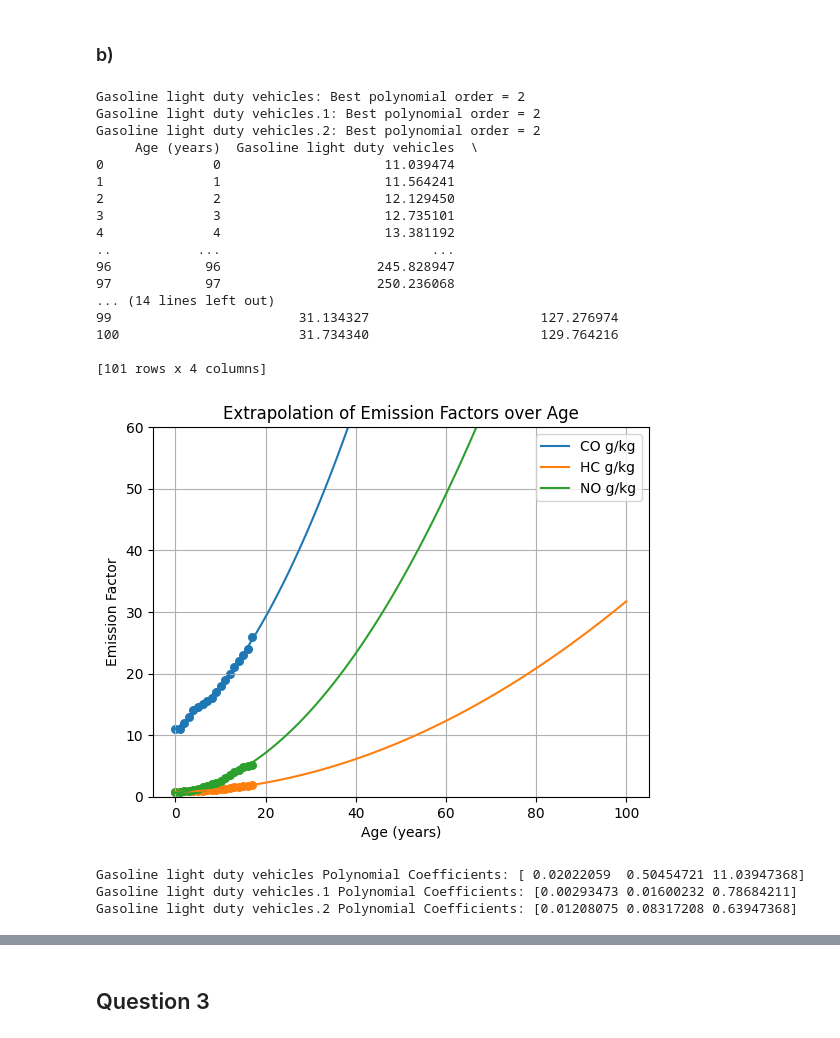
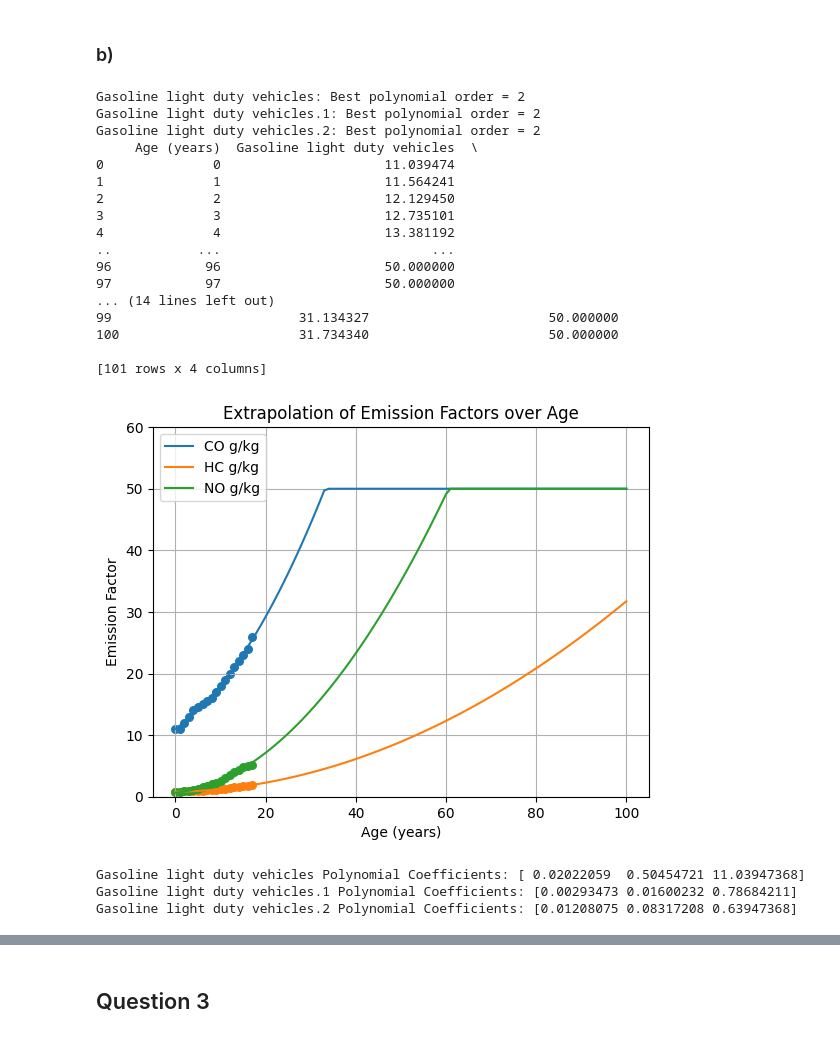
Before and after one commit to LeonF06/REII425_Assignment_1, a Jupyter notebook: Assignmnet1.ipynb, the cells around one changed output, grey strips where cells are left out. Cells and saved outputs as stored; diff of their text form; code cells hidden in the pictures.

```diff
--- a/Assignmnet1.ipynb
+++ b/Assignmnet1.ipynb
@@ -232,6 +232,26 @@ for col in df_extended_VKT.columns[1:]:
     print(f"{col} (Order {best_orders[col]}):")
     print(f"Coefficients: {best_coeffs.get(col, None)}")
 
+# Create a list to store the polynomial coefficients
+coefficients_list = []
+
+# Print the polynomial coefficients for each vehicle class
+for col in df_extended_VKT.columns[1:]:
+    vehicle_class = col
+    order = best_orders[col]
+    coefficients = best_coeffs.get(col, None)
+
+    if coefficients is not None:
+        coefficients_list.append({'Vehicle Class': vehicle_class,
+                                  'Order': order,
+                                  'Coefficients': coefficients})
+
+# Create the DataFrame from the list of coefficients
+coefficients_df = pd.DataFrame(coefficients_list)
+coefficients_df.to_excel('Polynomial Coefficients.xlsx', index=False)
+
+print("Polynomial Coefficients:")
+print(coefficients_df)
 # Display the extended VKT data
 # print(df_extended_VKT)
 # %% [output]
@@ -353,7 +374,7 @@ for col in df_age.columns[1:]:
     best_order = None
     best_residual = float('inf')
 
-    for order in range(1, 3):  # Try polynomial orders from 1 to 5
+    for order in range(1, 3):  # Try polynomial orders from 1 to 2
         poly_coeffs = np.polyfit(age_values, emissions_values, deg=order)
         poly_func = np.poly1d(poly_coeffs)
 
@@ -368,9 +389,6 @@ for col in df_age.columns[1:]:
             best_residual = residual_std
             best_order = order
 
-        # Replace negative values with zero
-        #emissions_interpolated[emissions_interpolated < 0] = 0
-
         # Add the interpolated emissions data to the new DataFrame
         df_extended_age[col] = emissions_interpolated
 
@@ -380,6 +398,9 @@ for col in df_age.columns[1:]:
     # Print the column name and best order
     print(f"{col}: Best polynomial order = {best_order}")
 
+    # Apply upper limit of 50 to extrapolated values
+    df_extended_age[col] = df_extended_age[col].apply(lambda x: min(x, 50))
+
 # Display the extended emissions data
 print(df_extended_age)
 # %% [output]
@@ -393,44 +414,47 @@ Gasoline light duty vehicles.2: Best polynomial order = 2
 3              3                     12.735101
 4              4                     13.381192
 ..           ...                           ...
-96            96                    245.828947
-97            97                    250.236068
+96            96                     50.000000
+97            97                     50.000000
 ... (14 lines left out)
-99                        31.134327                      127.276974
-100                       31.734340                      129.764216
+99                        31.134327                       50.000000
+100                       31.734340                       50.000000
 
 [101 rows x 4 columns]
 # %%
 labels = ['CO g/kg', 'HC g/kg', 'NO g/kg']
 i = 0
 
 # Plot the extrapolation results for each vehicle class
 for col in df_extended_age.columns[1:]:
     plt.plot(df_extended_age['Age (years)'], df_extended_age[col], label=labels[i])
     i += 1
 
 # Plot the original data points for reference
 for col in df_age.columns[1:]:
     valid_indices = ~np.isnan(df_age[col])
     plt.scatter(df_age['Age (years)'][valid_indices], df_age[col][valid_indices], marker='o', s=30)
 
 # Add labels and legend
 plt.xlabel('Age (years)')
 plt.ylabel('Emission Factor')
 plt.ylim([0, 60])  # Adjust the y-axis limits if necessary
 plt.title('Extrapolation of Emission Factors over Age')
 plt.legend()
 
 # Show the plot
 plt.grid(True)
 plt.show()
 
 # Print the polynomial coefficients for each column
 for col in df_age.columns[1:]:
     poly_coeffs = np.polyfit(age_values, df_age[col].values, deg=best_orders[col])
     print(f"{col} Polynomial Coefficients: {poly_coeffs}")
+
+# Save to excel sheet
+df_extended_age.to_excel('extrapolated_age.xlsx')
 # %% [output]
-[figure, old version]
+[figure, new version]
 Gasoline light duty vehicles Polynomial Coefficients: [ 0.02022059  0.50454721 11.03947368]
 Gasoline light duty vehicles.1 Polynomial Coefficients: [0.00293473 0.01600232 0.78684211]
 Gasoline light duty vehicles.2 Polynomial Coefficients: [0.01208075 0.08317208 0.63947368]
```
Also changed, not shown: parts of 6 cells of this notebook, 6 other files.
